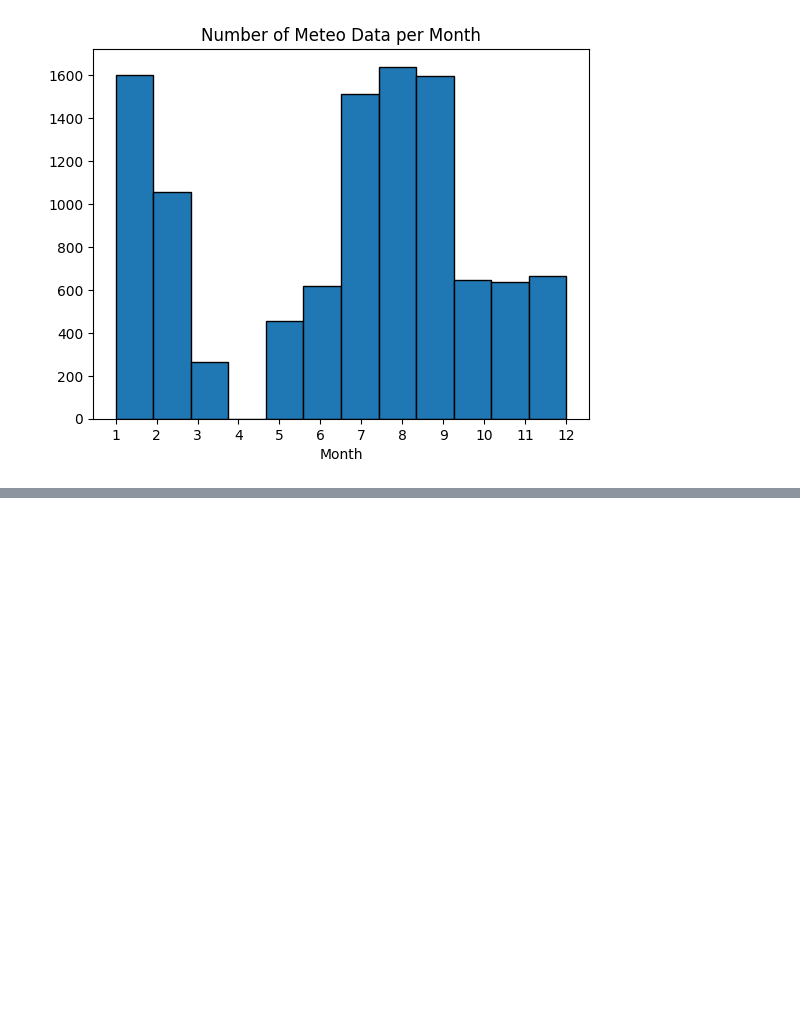
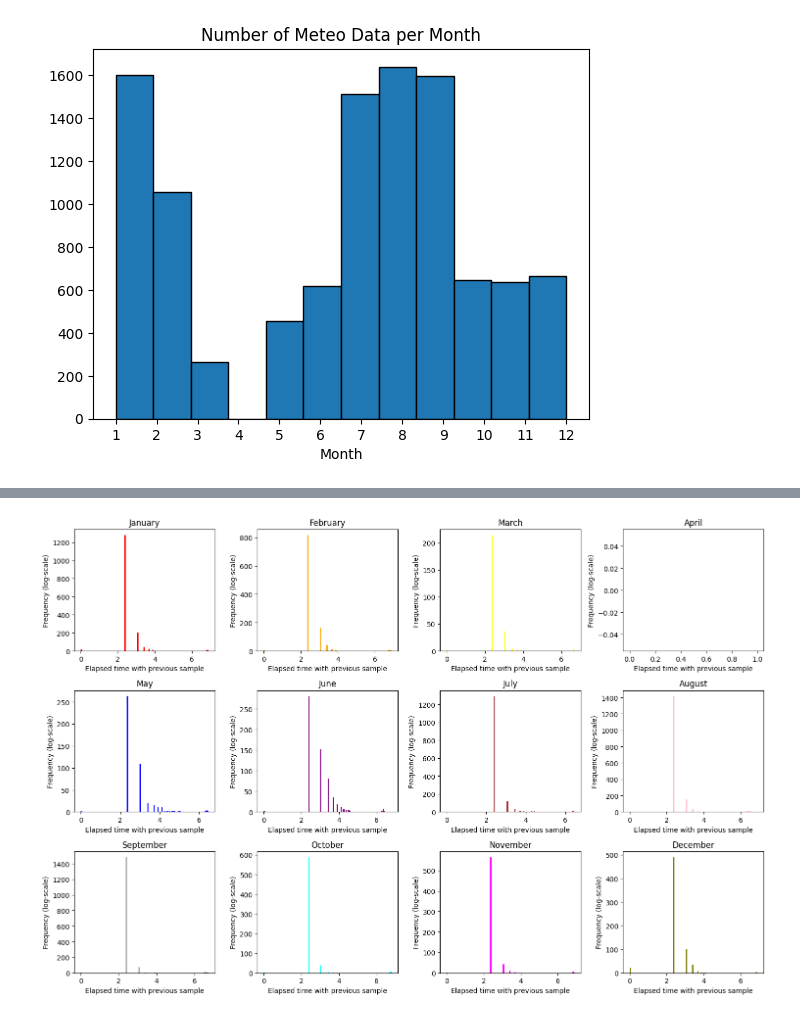
Before and after one commit to CS-433/ml-project-2-lapd, a Jupyter notebook: DataVisualisation.ipynb, the cells around one changed output, grey strips where cells are left out. Drawn from its saved outputs; the diff is of its cells as text; code cells hidden in the pictures; blank space fills up the shorter version.

Commit message:
Time Elapsed Addition

```diff
--- a/DataVisualisation.ipynb
+++ b/DataVisualisation.ipynb
@@ -531,0 +571,39 @@ plt.savefig('meteo_month_values.png')
+# %%
+months_2 = df['month']
+elapsed_time_minutes_ = df['elapsed_time_minutes']
+elapsed_time_minutes_2 = np.where(elapsed_time_minutes_ > 1000, 0, elapsed_time_minutes_)
+# %%
+# Make a list of all the titles / months
+title = ['January', 'February', 'March', 'April', 'May', 'June', 'July', 'August', 'September', 'October', 'November', 'December']
+
+# Define a set of colors for each month
+colors = ['red', 'orange', 'yellow', 'green', 'blue', 'purple', 'brown', 'pink', 'gray', 'cyan', 'magenta', 'olive']
+
+# Create a single figure with subplots
+fig, axes = plt.subplots(3, 4, figsize=(15, 10))  # 3 rows, 4 columns for 12 months
+
+# Flatten the axes array for easy iteration
+axes = axes.flatten()
+
+
+for i in range(1, 13):
+    # Filter data for the current month
+    elapsed_time_month_i = elapsed_time_minutes_2[months_2 == i]
+    # Plot on the corresponding subplot
+    axes[i-1].hist(np.log(elapsed_time_month_i+1), color=colors[i-1], bins = 100)
+    # axes[i-1].hist(elapsed_time_month_i, color=colors[i-1], bins = 100) uncomment this line to have the normal scaled histogram
+    axes[i-1].set_title(f'{title[i-1]}')
+    axes[i-1].set_xlabel('Elapsed time with previous sample')
+    axes[i-1].set_ylabel('Frequency (log-scale)')
+
+    #axes[i-1].set_xlim([0, 50]) uncomment this line to set some boundaries for the x-axis
+
+
+# Adjust layout
+plt.tight_layout()
+
+# Save the entire figure
+plt.savefig('elapsed_time_AllMonths.png')
+plt.show()
+# %% [output]
+[figure, added]
```
Also changed, not shown: parts of 4 cells of this notebook, 2 other files.
